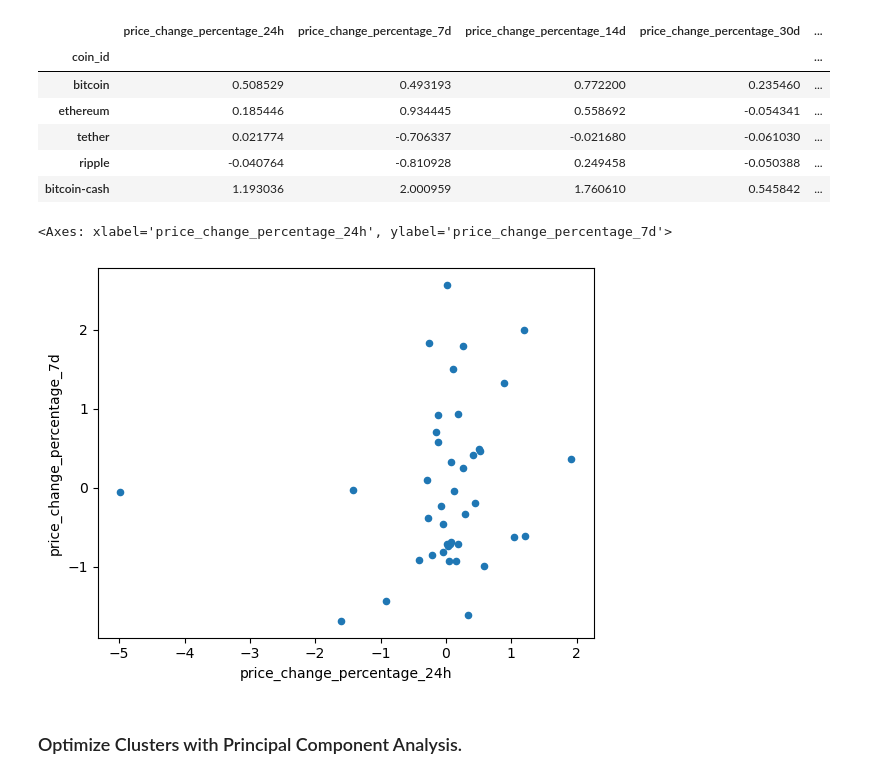
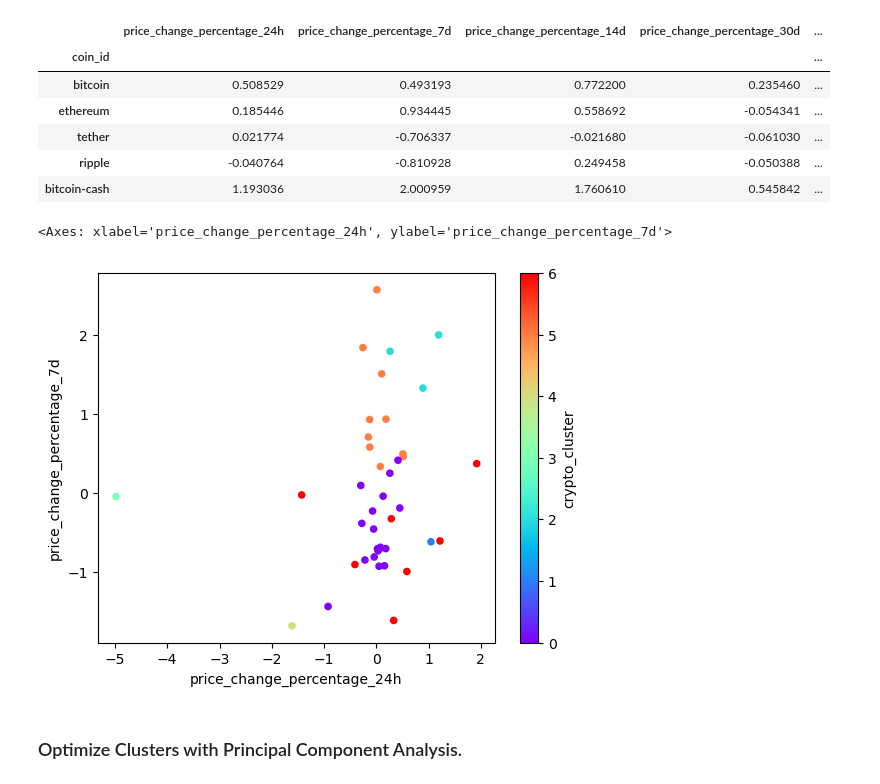
Before and after one commit to srhill12/CryptoClustering, a Jupyter notebook: Crypto_Clustering_starter_code.ipynb, the cells around one changed output. Drawn from its saved outputs; the diff is of its cells as text; code cells hidden in the pictures.

```diff
--- a/Crypto_Clustering_starter_code.ipynb
+++ b/Crypto_Clustering_starter_code.ipynb
@@ -185,14 +185,15 @@ bitcoin-cash	1.193036	2.000959	1.760610	0.545842	-0.291203	-0.499848	-0.270317	1
 # %%
 # Create a scatter plot using Pandas plot by setting
 # `x="price_change_percentage_24h"` and `y="price_change_percentage_7d"`.
 # Use "rainbow" for the color to better visualize the data.
 df_market_data_predictions.plot.scatter(
     x="price_change_percentage_24h",
     y="price_change_percentage_7d",
+    c="crypto_cluster",
     colormap='rainbow')
 # %% [output]
 <Axes: xlabel='price_change_percentage_24h', ylabel='price_change_percentage_7d'>
-[figure, old version]
+[figure, new version]
 # %% [markdown]
 ### Optimize Clusters with Principal Component Analysis.
 # %%
```
Also changed, not shown: parts of 9 cells of this notebook.
